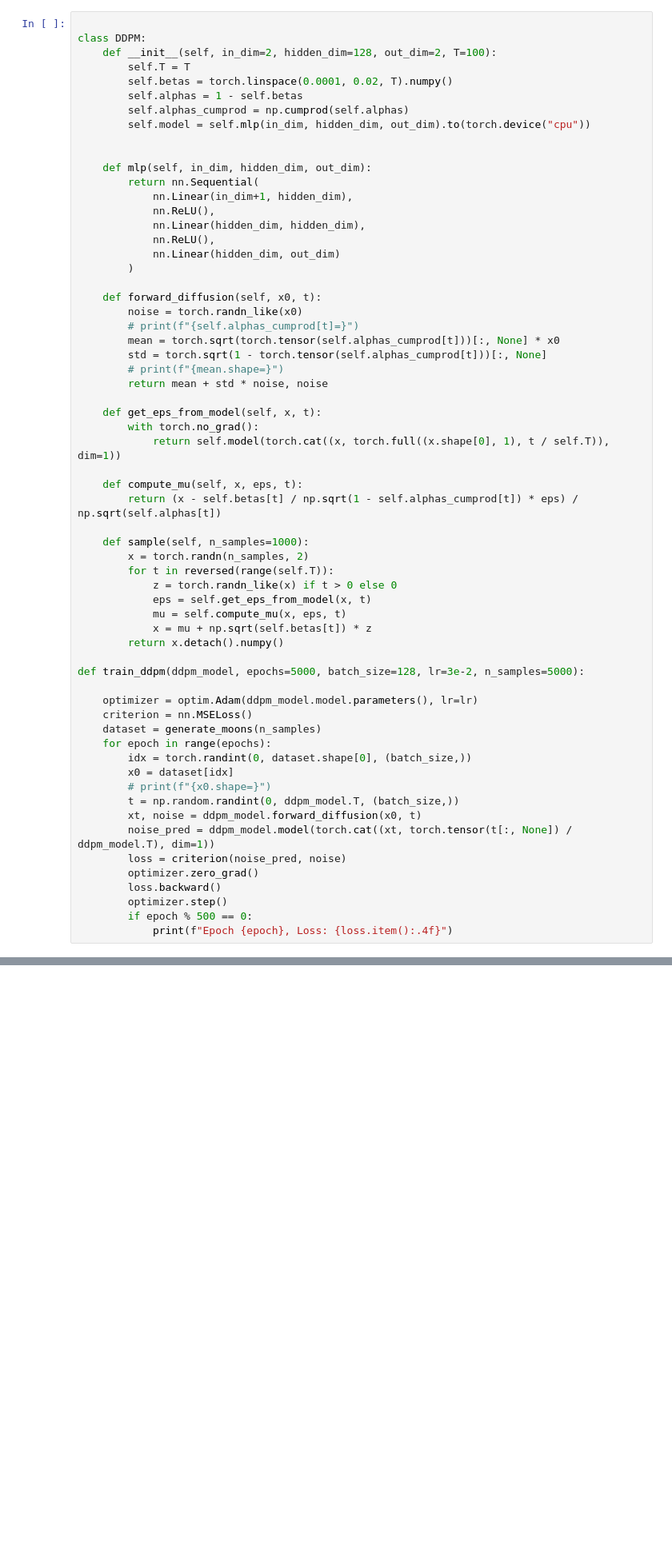
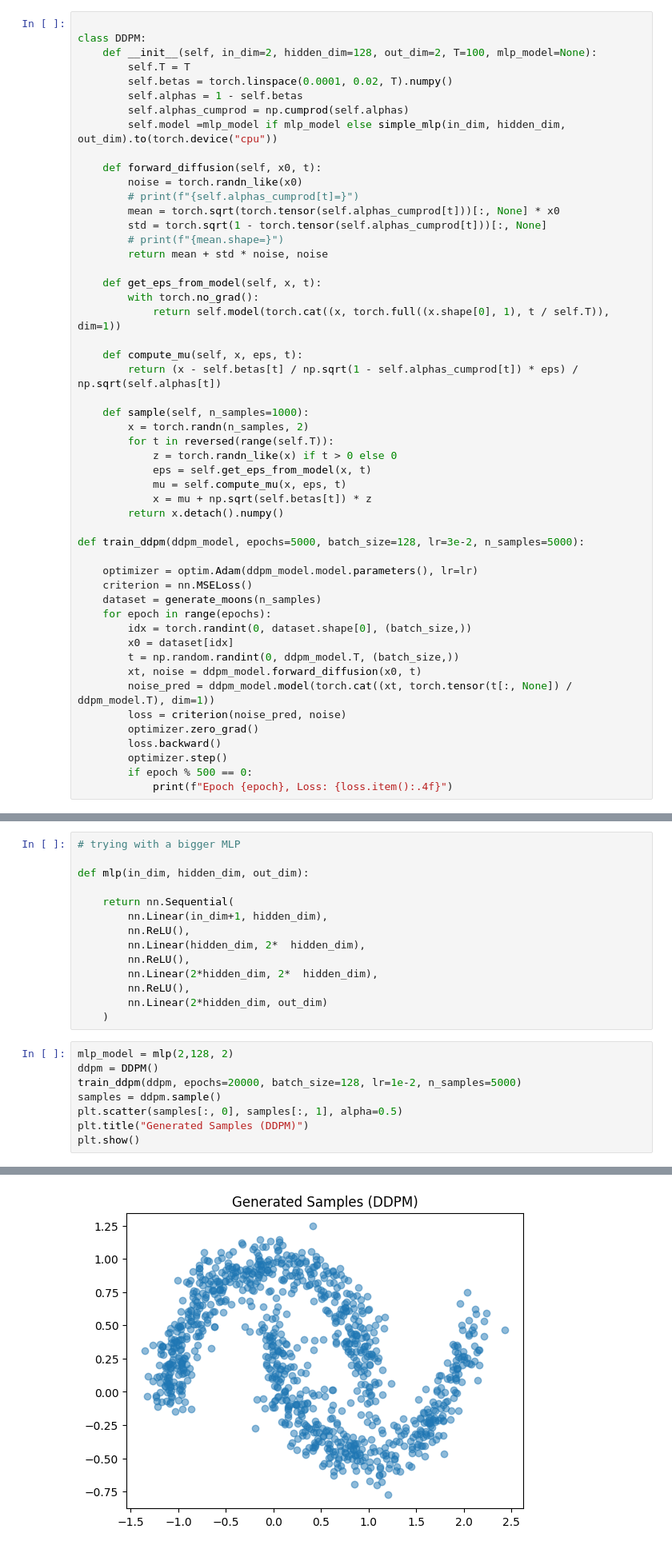
Before and after one commit to IAntoineV/Consistency-model-exp, a Jupyter notebook: diffusion_model.ipynb, the cells around one changed output, grey strips where cells are left out. Shown: that part at 80% size. Saved outputs shown, nothing was run; the diff lists cells and outputs as text; blank space fills up the shorter version.

Commit message:
add bigger model

```diff
--- a/diffusion_model.ipynb
+++ b/diffusion_model.ipynb
@@ -13,22 +22,12 @@ def generate_moons(n_samples=1000):
 # %%
 
 class DDPM:
-    def __init__(self, in_dim=2, hidden_dim=128, out_dim=2, T=100):
+    def __init__(self, in_dim=2, hidden_dim=128, out_dim=2, T=100, mlp_model=None):
         self.T = T
         self.betas = torch.linspace(0.0001, 0.02, T).numpy()
         self.alphas = 1 - self.betas
         self.alphas_cumprod = np.cumprod(self.alphas)
-        self.model = self.mlp(in_dim, hidden_dim, out_dim).to(torch.device("cpu"))
-
-
-    def mlp(self, in_dim, hidden_dim, out_dim):
-        return nn.Sequential(
-            nn.Linear(in_dim+1, hidden_dim),
-            nn.ReLU(),
-            nn.Linear(hidden_dim, hidden_dim),
-            nn.ReLU(),
-            nn.Linear(hidden_dim, out_dim)
-        )
+        self.model =mlp_model if mlp_model else simple_mlp(in_dim, hidden_dim, out_dim).to(torch.device("cpu"))
 
     def forward_diffusion(self, x0, t):
         noise = torch.randn_like(x0)
@@ -62,7 +61,6 @@ def train_ddpm(ddpm_model, epochs=5000, batch_size=128, lr=3e-2, n_samples=5000)
     for epoch in range(epochs):
         idx = torch.randint(0, dataset.shape[0], (batch_size,))
         x0 = dataset[idx]
-        # print(f"{x0.shape=}")
         t = np.random.randint(0, ddpm_model.T, (batch_size,))
         xt, noise = ddpm_model.forward_diffusion(x0, t)
         noise_pred = ddpm_model.model(torch.cat((xt, torch.tensor(t[:, None]) / ddpm_model.T), dim=1))
@@ -100,0 +103,23 @@ Epoch 19500, Loss: 0.6998
+# %%
+# trying with a bigger MLP
+
+def mlp(in_dim, hidden_dim, out_dim):
+
+    return nn.Sequential(
+        nn.Linear(in_dim+1, hidden_dim),
+        nn.ReLU(),
+        nn.Linear(hidden_dim, 2*  hidden_dim),
+        nn.ReLU(),
+        nn.Linear(2*hidden_dim, 2*  hidden_dim),
+        nn.ReLU(),
+        nn.Linear(2*hidden_dim, out_dim)
+    )
+# %%
+mlp_model = mlp(2,128, 2)
+ddpm = DDPM()
+train_ddpm(ddpm, epochs=20000, batch_size=128, lr=1e-2, n_samples=5000)
+samples = ddpm.sample()
+plt.scatter(samples[:, 0], samples[:, 1], alpha=0.5)
+plt.title("Generated Samples (DDPM)")
+plt.show()
+# %% [output]
@@ -100,0 +143 @@ Epoch 19500, Loss: 0.6998
+[figure, added]
```
Also changed, not shown: parts of 4 cells of this notebook.
